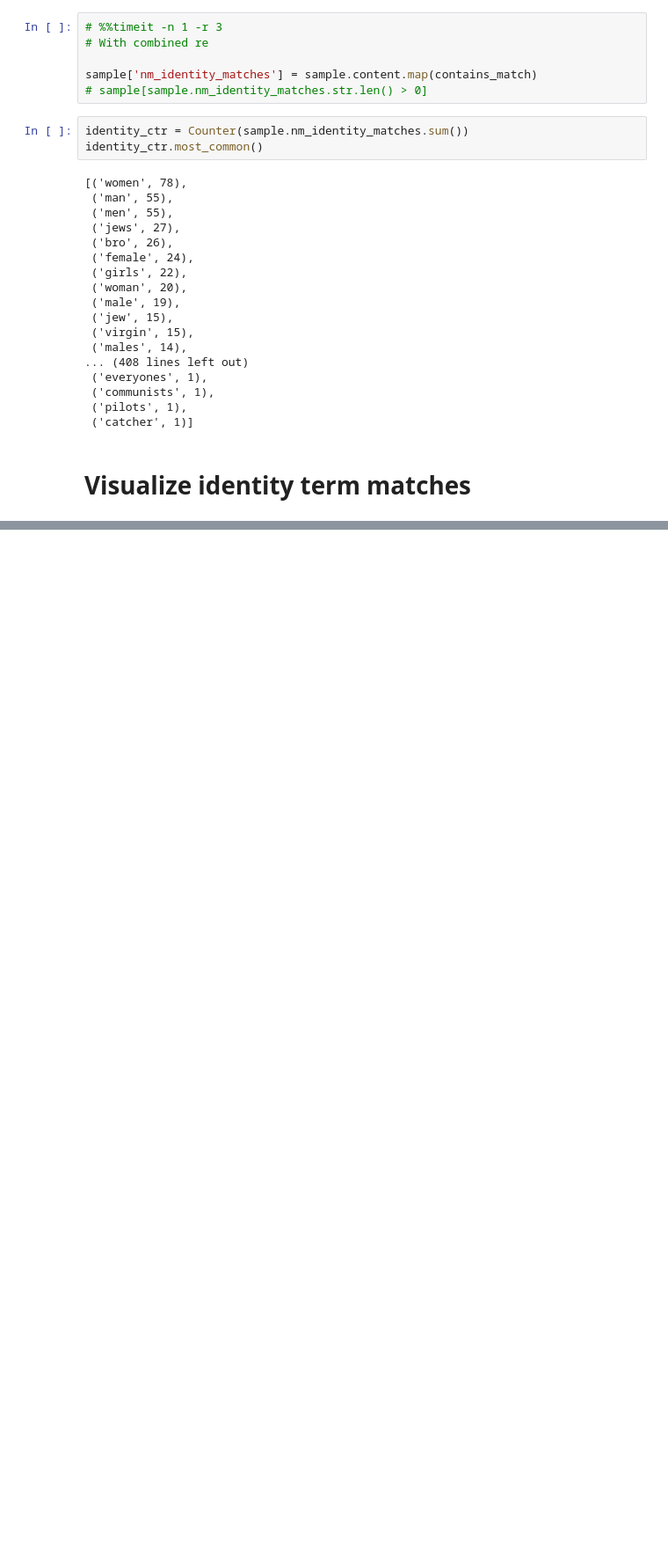
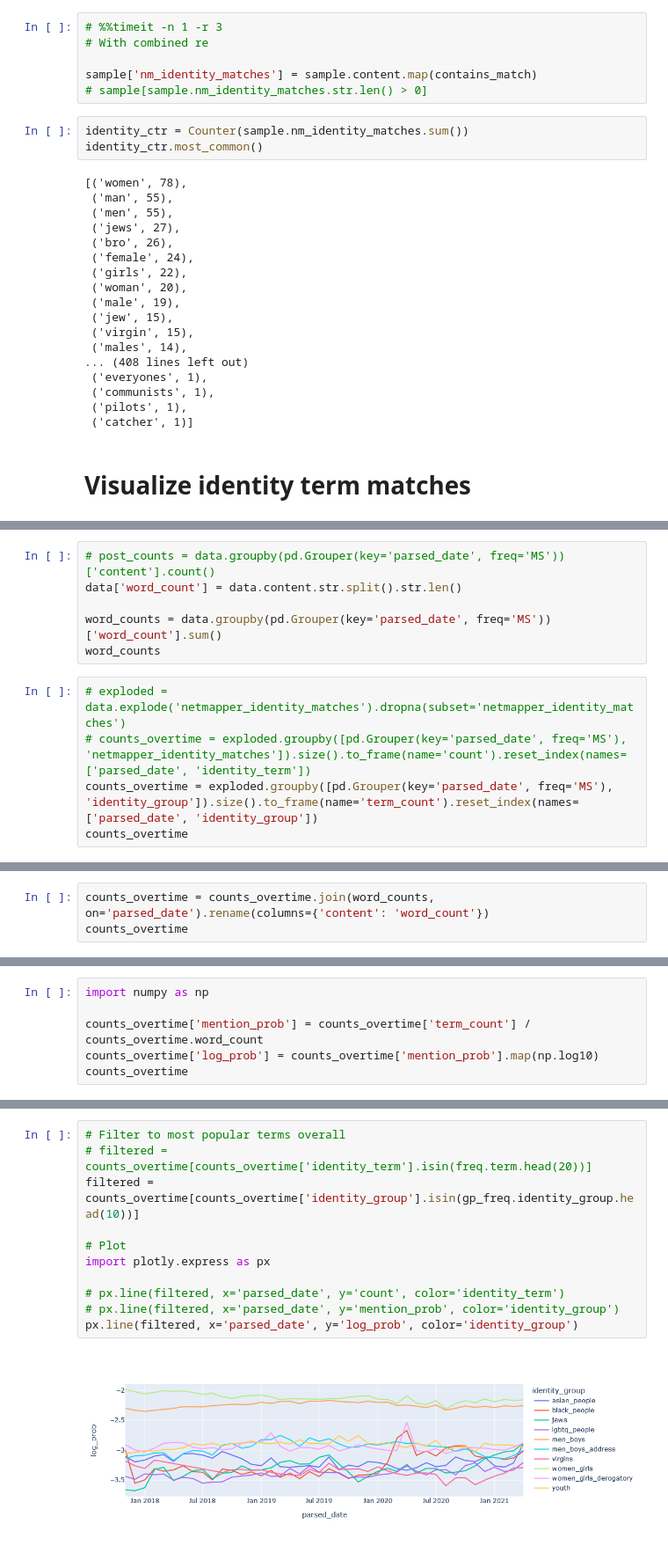
Before and after one commit to michaelmilleryoder/incels_identities, a Jupyter notebook: jupyter/match_identities.ipynb, the cells around one changed output, grey strips where cells are left out. Shown: that part at 88% size. Drawn from its saved outputs; the diff is of its cells as text; blank space fills up the shorter version.

```diff
--- a/jupyter/match_identities.ipynb
+++ b/jupyter/match_identities.ipynb
@@ -195,0 +394,11 @@ fig.update_xaxes(tickangle=45)
+# %%
+# post_counts = data.groupby(pd.Grouper(key='parsed_date', freq='MS'))['content'].count()
+data['word_count'] = data.content.str.split().str.len()
+
+word_counts = data.groupby(pd.Grouper(key='parsed_date', freq='MS'))['word_count'].sum()
+word_counts
+# %%
+# exploded = data.explode('netmapper_identity_matches').dropna(subset='netmapper_identity_matches')
+# counts_overtime = exploded.groupby([pd.Grouper(key='parsed_date', freq='MS'), 'netmapper_identity_matches']).size().to_frame(name='count').reset_index(names=['parsed_date', 'identity_term'])
+counts_overtime = exploded.groupby([pd.Grouper(key='parsed_date', freq='MS'), 'identity_group']).size().to_frame(name='term_count').reset_index(names=['parsed_date', 'identity_group'])
+counts_overtime
@@ -195,0 +419,3 @@ fig.update_xaxes(tickangle=45)
+# %%
+counts_overtime = counts_overtime.join(word_counts, on='parsed_date').rename(columns={'content': 'word_count'})
+counts_overtime
@@ -195,0 +436,6 @@ fig.update_xaxes(tickangle=45)
+# %%
+import numpy as np
+
+counts_overtime['mention_prob'] = counts_overtime['term_count'] / counts_overtime.word_count
+counts_overtime['log_prob'] = counts_overtime['mention_prob'].map(np.log10)
+counts_overtime
@@ -195,0 +456,13 @@ fig.update_xaxes(tickangle=45)
+# %%
+# Filter to most popular terms overall
+# filtered = counts_overtime[counts_overtime['identity_term'].isin(freq.term.head(20))]
+filtered = counts_overtime[counts_overtime['identity_group'].isin(gp_freq.identity_group.head(10))]
+
+# Plot
+import plotly.express as px
+
+# px.line(filtered, x='parsed_date', y='count', color='identity_term')
+# px.line(filtered, x='parsed_date', y='mention_prob', color='identity_group')
+px.line(filtered, x='parsed_date', y='log_prob', color='identity_group')
+# %% [output]
+[figure, added]
```
Also changed, not shown: parts of 29 cells of this notebook, 2 other files.
